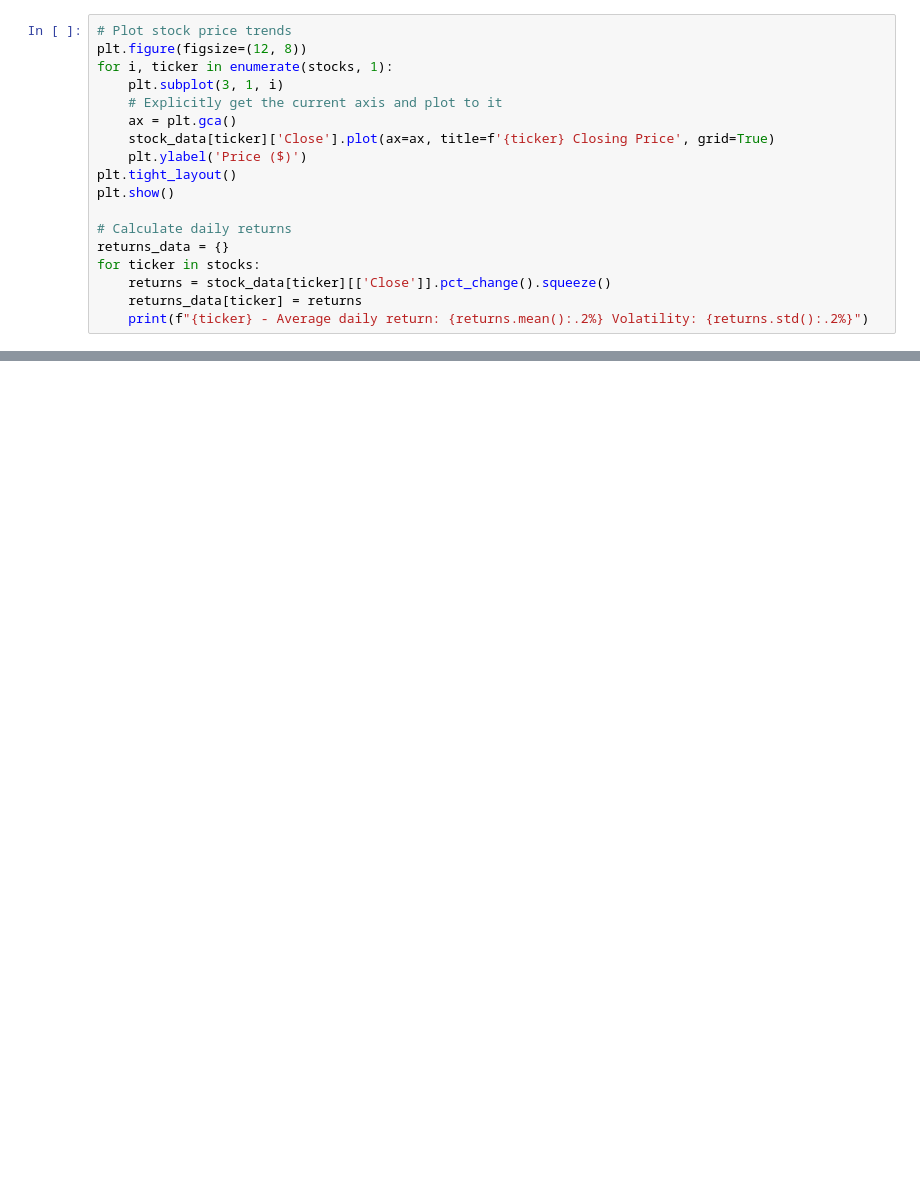
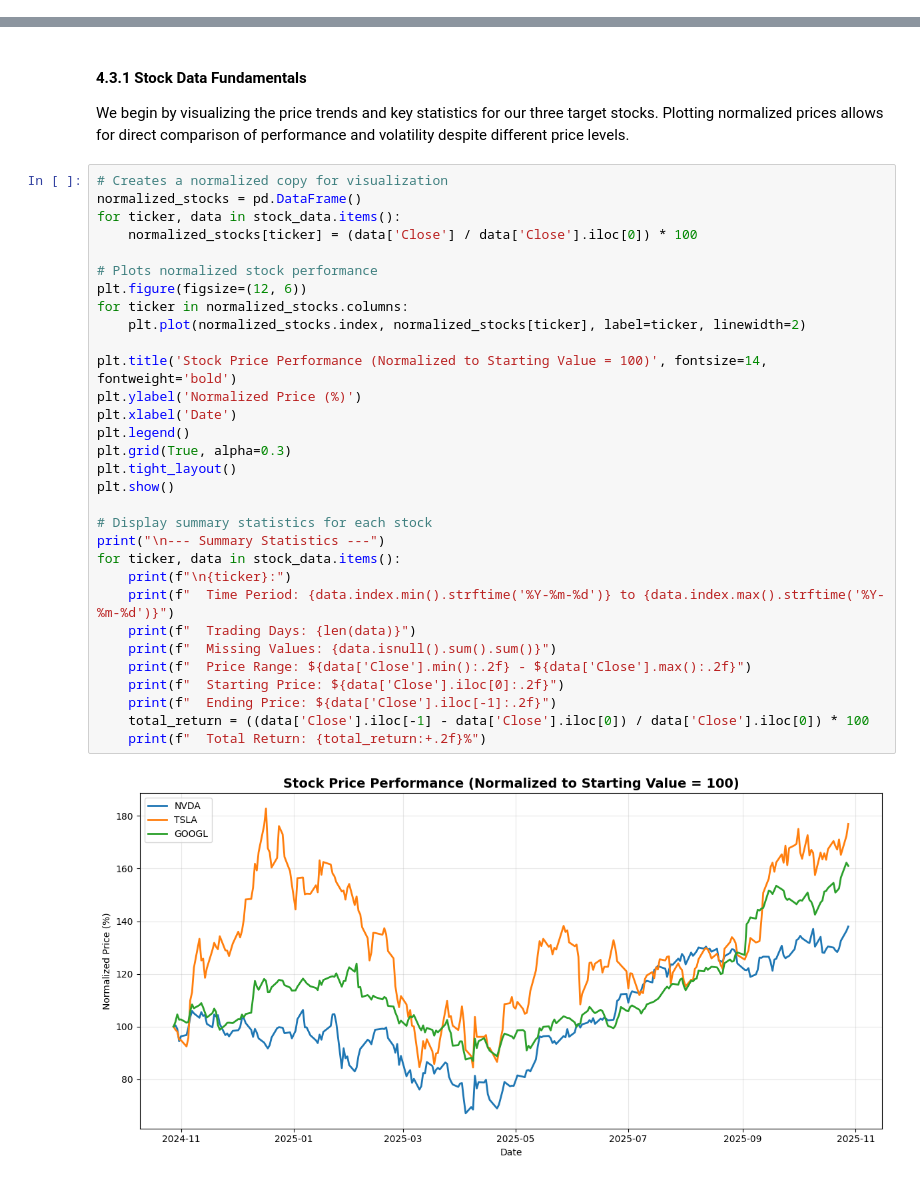
Before and after one commit to Raumfahrer007/stock_news_analyzer, a Jupyter notebook: notebooks/stock_news_analyzer_project.ipynb, the cells around one changed output, grey strips where cells are left out. Cells and saved outputs as stored; diff of their text form; blank space fills up the shorter version.

```diff
--- a/notebooks/stock_news_analyzer_project.ipynb
+++ b/notebooks/stock_news_analyzer_project.ipynb
@@ -144,18 +0,0 @@ Date
-# %%
-# Plot stock price trends
-plt.figure(figsize=(12, 8))
-for i, ticker in enumerate(stocks, 1):
-    plt.subplot(3, 1, i)
-    # Explicitly get the current axis and plot to it
-    ax = plt.gca()
-    stock_data[ticker]['Close'].plot(ax=ax, title=f'{ticker} Closing Price', grid=True)
-    plt.ylabel('Price ($)')
-plt.tight_layout()
-plt.show()
-
-# Calculate daily returns
-returns_data = {}
-for ticker in stocks:
-    returns = stock_data[ticker][['Close']].pct_change().squeeze()
-    returns_data[ticker] = returns
-    print(f"{ticker} - Average daily return: {returns.mean():.2%} Volatility: {returns.std():.2%}")
@@ -455,0 +394,37 @@ Recent aligned news-price pairs:
+# %% [markdown]
+#### 4.3.1 Stock Data Fundamentals
+
+We begin by visualizing the price trends and key statistics for our three target stocks. Plotting normalized prices allows for direct comparison of performance and volatility despite different price levels.
+# %%
+# Creates a normalized copy for visualization
+normalized_stocks = pd.DataFrame()
+for ticker, data in stock_data.items():
+    normalized_stocks[ticker] = (data['Close'] / data['Close'].iloc[0]) * 100
+
+# Plots normalized stock performance
+plt.figure(figsize=(12, 6))
+for ticker in normalized_stocks.columns:
+    plt.plot(normalized_stocks.index, normalized_stocks[ticker], label=ticker, linewidth=2)
+
+plt.title('Stock Price Performance (Normalized to Starting Value = 100)', fontsize=14, fontweight='bold')
+plt.ylabel('Normalized Price (%)')
+plt.xlabel('Date')
+plt.legend()
+plt.grid(True, alpha=0.3)
+plt.tight_layout()
+plt.show()
+
+# Display summary statistics for each stock
+print("\n--- Summary Statistics ---")
+for ticker, data in stock_data.items():
+    print(f"\n{ticker}:")
+    print(f"  Time Period: {data.index.min().strftime('%Y-%m-%d')} to {data.index.max().strftime('%Y-%m-%d')}")
+    print(f"  Trading Days: {len(data)}")
+    print(f"  Missing Values: {data.isnull().sum().sum()}")
+    print(f"  Price Range: ${data['Close'].min():.2f} - ${data['Close'].max():.2f}")
+    print(f"  Starting Price: ${data['Close'].iloc[0]:.2f}")
+    print(f"  Ending Price: ${data['Close'].iloc[-1]:.2f}")
+    total_return = ((data['Close'].iloc[-1] - data['Close'].iloc[0]) / data['Close'].iloc[0]) * 100
+    print(f"  Total Return: {total_return:+.2f}%")
+# %% [output]
+[figure, added]
```
Also changed, not shown: parts of 55 cells of this notebook, 4 other files.
